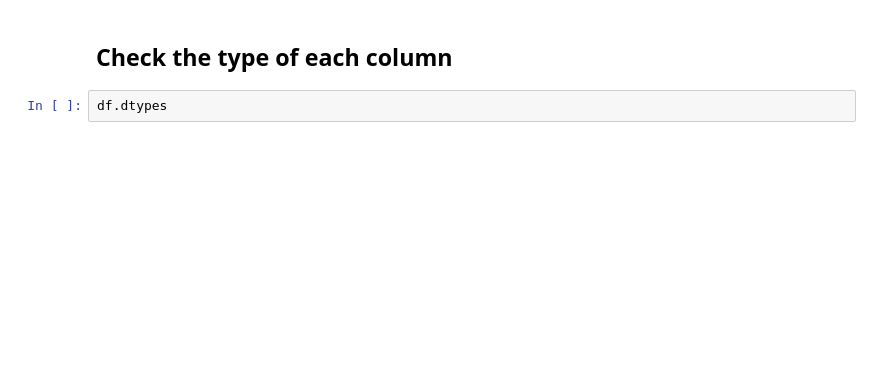
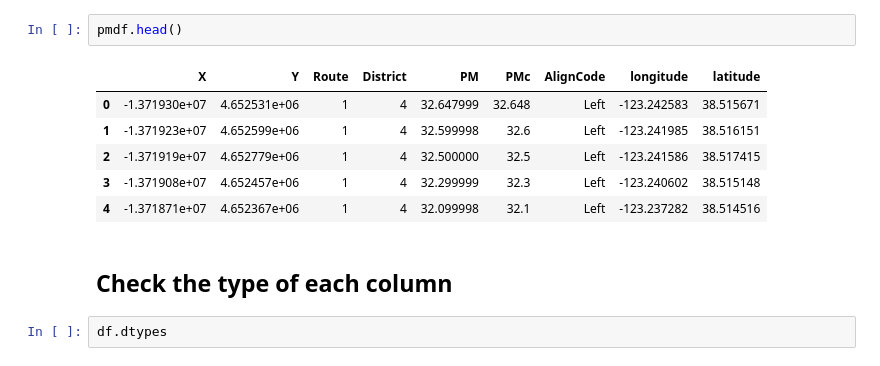
Before and after one commit to yujen-chen/d12-pems-analysis, a Jupyter notebook: rawdata.ipynb, the cells around one changed output. Drawn from its saved outputs; the diff is of its cells as text; blank space fills up the shorter version.

```diff
--- a/rawdata.ipynb
+++ b/rawdata.ipynb
@@ -28,3 +99,12 @@ df.head()
+# %%
+pmdf.head()
+# %% [output]
+|  | X | Y | Route | District | PM | PMc | AlignCode | longitude | latitude |
+| 0 | -1.371930e+07 | 4.652531e+06 | 1 | 4 | 32.647999 | 32.648 | Left | -123.242583 | 38.515671 |
+| 1 | -1.371923e+07 | 4.652599e+06 | 1 | 4 | 32.599998 | 32.6 | Left | -123.241985 | 38.516151 |
+| 2 | -1.371919e+07 | 4.652779e+06 | 1 | 4 | 32.500000 | 32.5 | Left | -123.241586 | 38.517415 |
+| 3 | -1.371908e+07 | 4.652457e+06 | 1 | 4 | 32.299999 | 32.3 | Left | -123.240602 | 38.515148 |
+| 4 | -1.371871e+07 | 4.652367e+06 | 1 | 4 | 32.099998 | 32.1 | Left | -123.237282 | 38.514516 |
 # %% [markdown]
 ## Check the type of each column
 # %%
```
Also changed, not shown: parts of 30 cells of this notebook, 5 other files.
